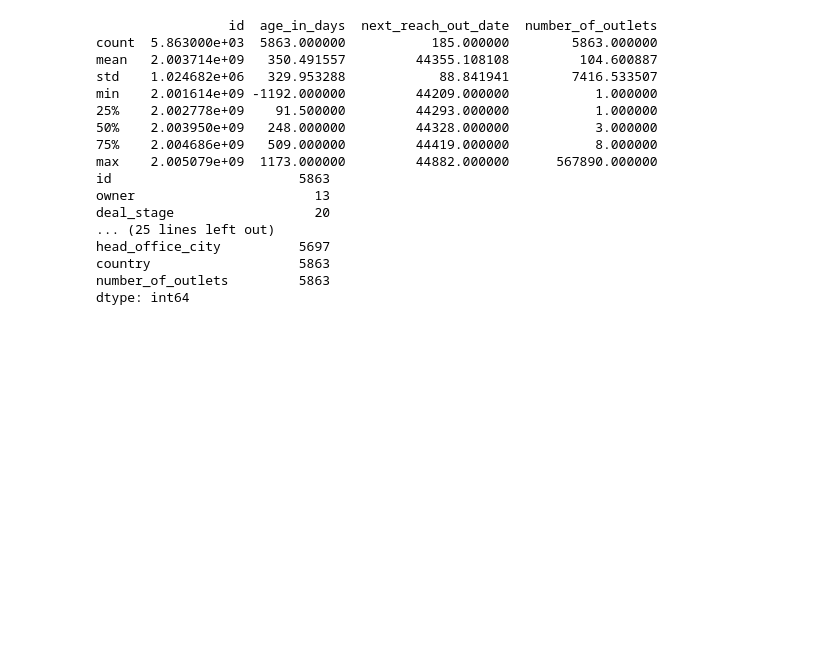
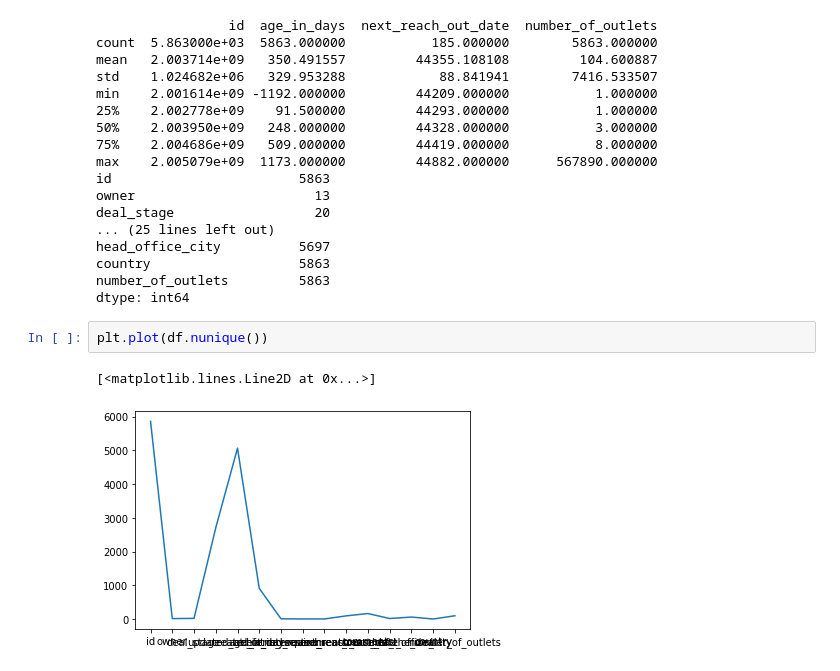
Before and after one commit to weirdcoder247/sales-crm-analysis, a Jupyter notebook: 03_codes/test_notebook.ipynb, the cells around one changed output. Cells and saved outputs as stored; diff of their text form; blank space fills up the shorter version.

```diff
--- a/03_codes/test_notebook.ipynb
+++ b/03_codes/test_notebook.ipynb
@@ -49,3 +45,8 @@ head_office_city          5697
 country                   5863
 number_of_outlets         5863
 dtype: int64
+# %%
+plt.plot(df.nunique())
+# %% [output]
+[<matplotlib.lines.Line2D at 0x...>]
+[figure, added]
```
Also changed, not shown: parts of 27 cells of this notebook.
